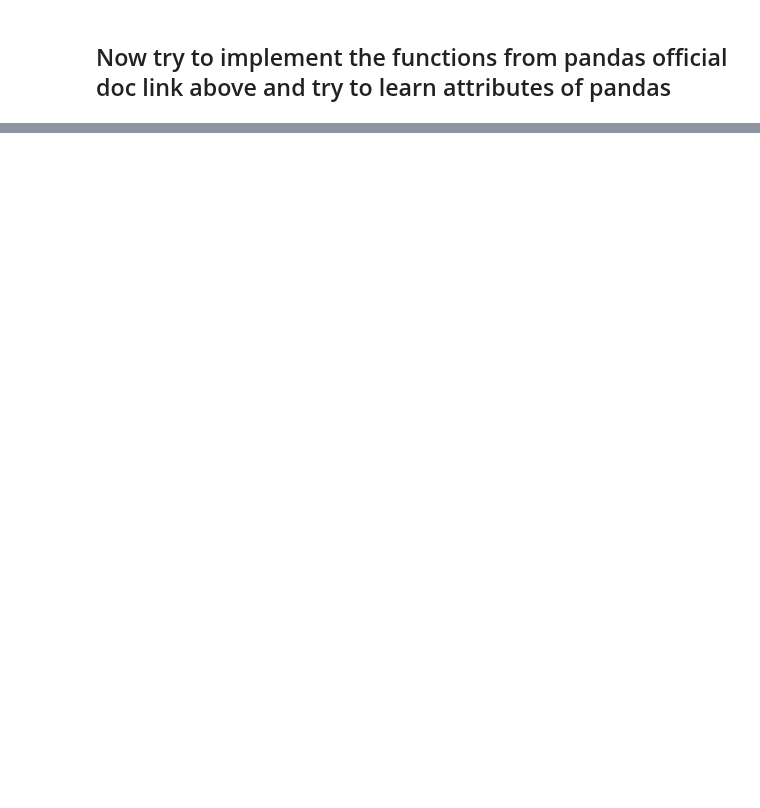
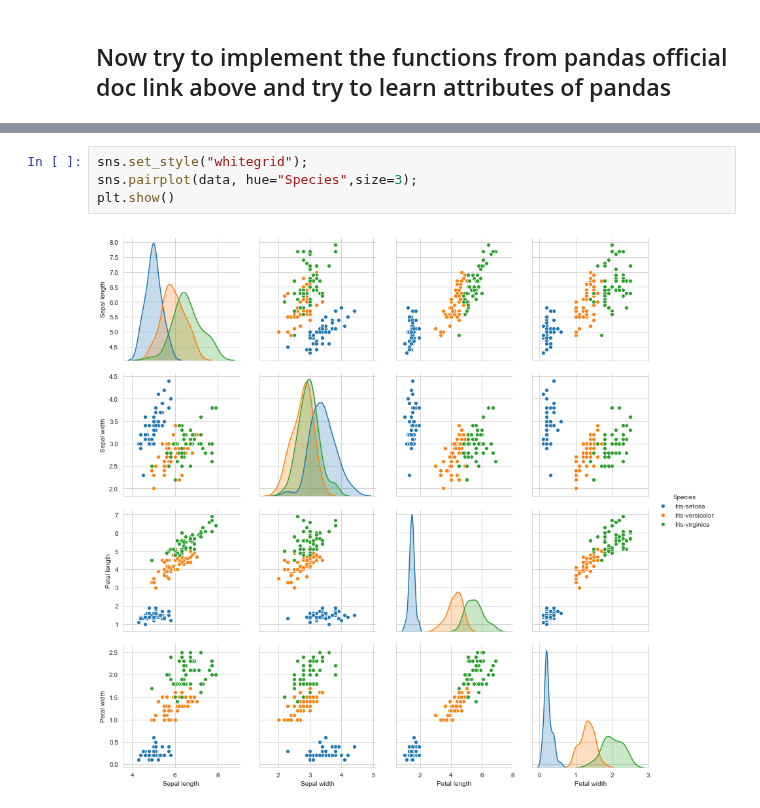
Before and after one commit to SANYAM1996/scatter-plotter, a Jupyter notebook: pd_1.ipynb, the cells around one changed output, grey strips where cells are left out. Drawn from its saved outputs; the diff is of its cells as text; blank space fills up the shorter version.

```diff
--- a/pd_1.ipynb
+++ b/pd_1.ipynb
@@ -246,0 +174,6 @@ data_[['sepal length (cm)','target']].head()
+# %%
+sns.set_style("whitegrid");
+sns.pairplot(data, hue="Species",size=3);
+plt.show()
+# %% [output]
+[figure, added]
```
Also changed, not shown: parts of 30 cells of this notebook.
